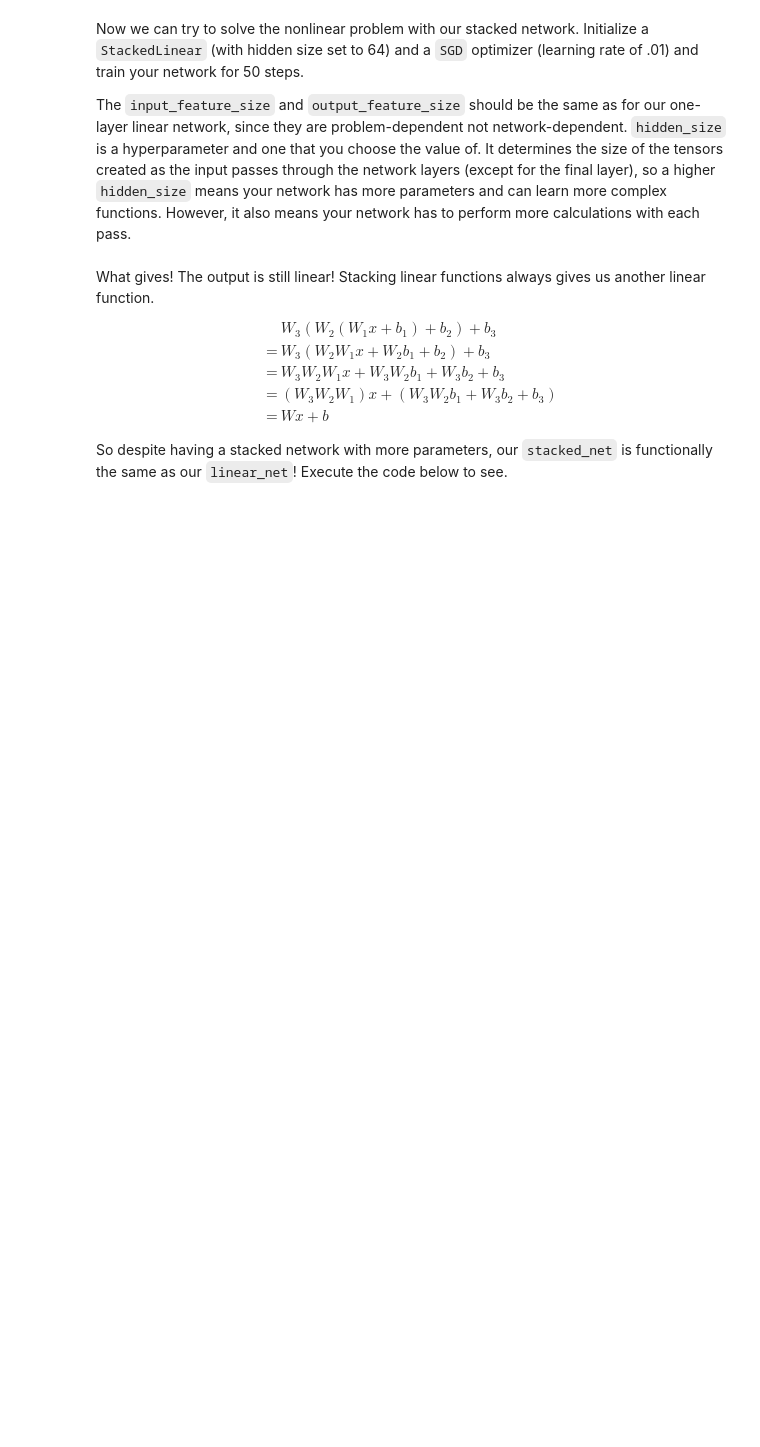
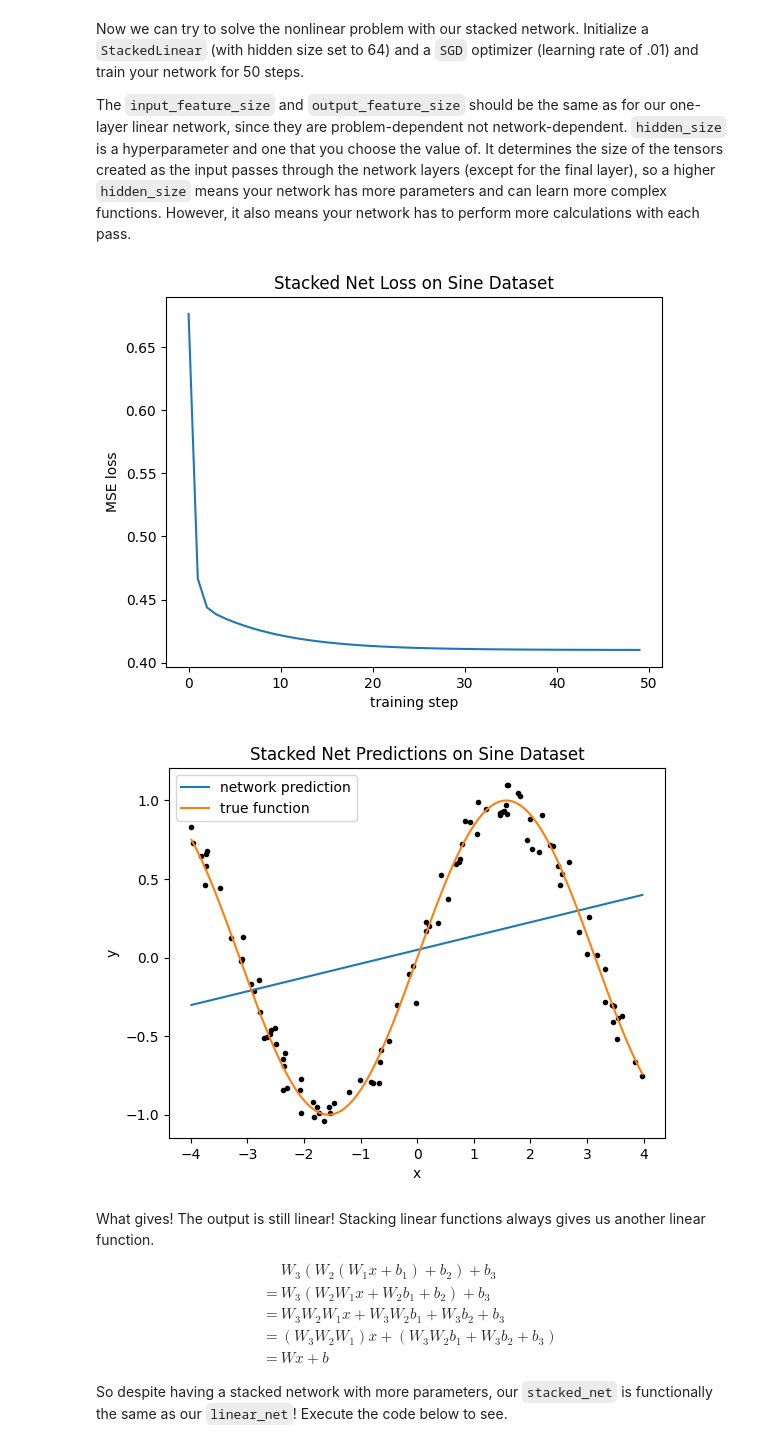
Before and after one commit to andrewhall1124/CS_474, a Jupyter notebook: labs/lab2_modules_training.ipynb, the cells around one changed output. Drawn from its saved outputs; the diff is of its cells as text; code cells hidden in the pictures; blank space fills up the shorter version.

```diff
--- a/labs/lab2_modules_training.ipynb
+++ b/labs/lab2_modules_training.ipynb
@@ -404,13 +513,31 @@ A linear network can only create a linear prediction, which isn't very useful fo
 # %%
 class StackedLinear(nn.Module):
     def __init__(self, input_feature_size, output_feature_size, hidden_size):
+        super().__init__()
         #TODO: Create three linear layers called `self.lin1`, `self.lin2`, and `self.lin3`
-        pass
+        self.lin1 = LinearLayer(
+            input_feature_size=input_feature_size,
+            output_feature_size=hidden_size
+        )
+
+        self.lin2 = LinearLayer(
+            input_feature_size=hidden_size,
+            output_feature_size=hidden_size
+        )
+
+        self.lin3 = LinearLayer(
+            input_feature_size=hidden_size,
+            output_feature_size=output_feature_size
+        )
 
     def forward(self, x):
         # TODO: Pass x through self.lin1
+        x = self.lin1(x)
+
         # TODO: Pass the output of self.lin1 into self.lin2
+        x = self.lin2(x)
+
         # TODO: Pass the output of self.lin2 into self.lin3 and return its output
-        pass
+        return self.lin3(x)
 # %% [markdown]
 To see some other functionality that a `Module` has, create a `StackedLinear` object called `stacked_net` and print out `stacked_net`
@@ -425,20 +587,32 @@ Initialize a `StackedLinear` (with hidden size set to 64) and a `SGD` optimizer
 The `input_feature_size` and `output_feature_size` should be the same as for our one-layer linear network, since they are problem-dependent not network-dependent. `hidden_size` is a hyperparameter and one that you choose the value of. It determines the size of the tensors created as the input passes through the network layers (except for the final layer), so a higher `hidden_size` means your network has more parameters and can learn more complex functions. However, it also means your network has to perform more calculations with each pass.
 # %%
 # TODO: Set PyTorch's seed to 0 to ensure reproducibility
+torch.manual_seed(0)
 
 # TODO: Initialize a StackedLinear (set hidden_size to 64) called stacked_net.
-stacked_net = None
+stacked_net = StackedLinear(
+    input_feature_size=1,
+    output_feature_size=1,
+    hidden_size=64
+)
 
 # TODO: Intialize SGD optimizer with a learning rate of .01
+sgd = SGD(
+    parameters=stacked_net.parameters(),
+    lr=.01
+)
 
 # TODO: train stacked_net for 50 steps and store training losses as `train_losses`
-train_losses = None
+train_losses = train(stacked_net, sgd, sine_x, sine_y, 50)
 
 # Plot training losses
 plot_loss(train_losses, "Stacked Net Loss on Sine Dataset")
 
 # Plot fit on data
 plot_data(sine_x, sine_y, stacked_net, gt_func=torch.sin, title="Stacked Net Predictions on Sine Dataset")
+# %% [output]
+[figure, added]
+[figure, added]
 # %% [markdown]
 What gives! The output is still linear! Stacking linear functions always gives us another linear function.
 $$\begin{align}
```
Also changed, not shown: parts of 35 cells of this notebook.
